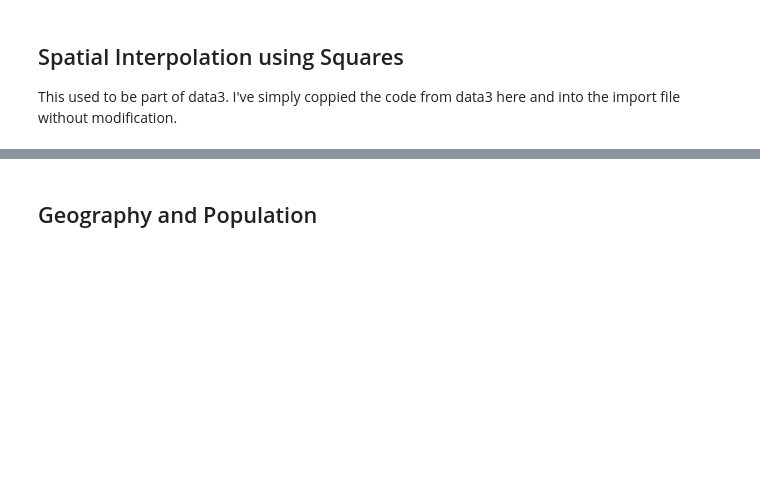
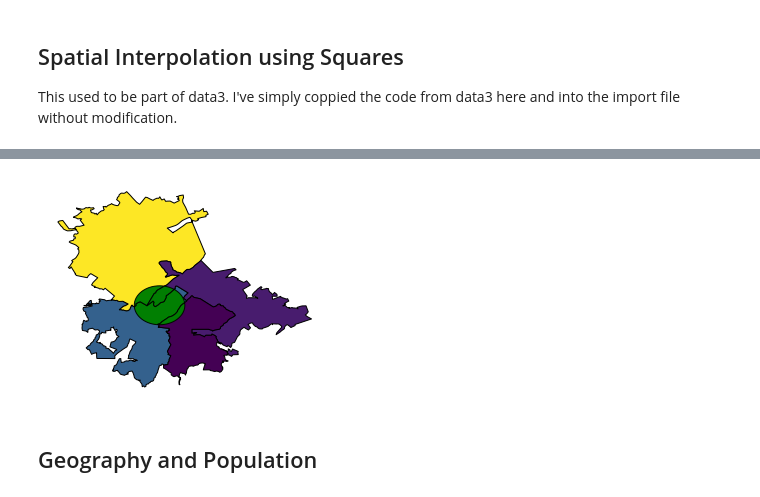
Before and after one commit to taylorjweidman/voter_data, a Jupyter notebook: data5_supplemental.ipynb, the cells around one changed output, grey strips where cells are left out. Cells and saved outputs as stored; diff of their text form; code cells hidden in the pictures; blank space fills up the shorter version.

```diff
--- a/data5_supplemental.ipynb
+++ b/data5_supplemental.ipynb
@@ -105,0 +191,9 @@ for year in yearlist:
+# %%
+fig, ax = plt.subplots(figsize=(5,5))
+index.plot(ax=ax, edgecolor='black',column='Total')
+gpd.GeoDataFrame([n[1]]).plot(ax=ax, color='green', alpha=0.8)
+zip_intersection.plot(ax=ax, color='green', alpha=0.9, edgecolor='black')
+ax.set_axis_off()
+plt.savefig('figures/acs_3.pdf')
+# %% [output]
+[figure, added]
```
Also changed, not shown: parts of 7 cells of this notebook, 13 other files.
